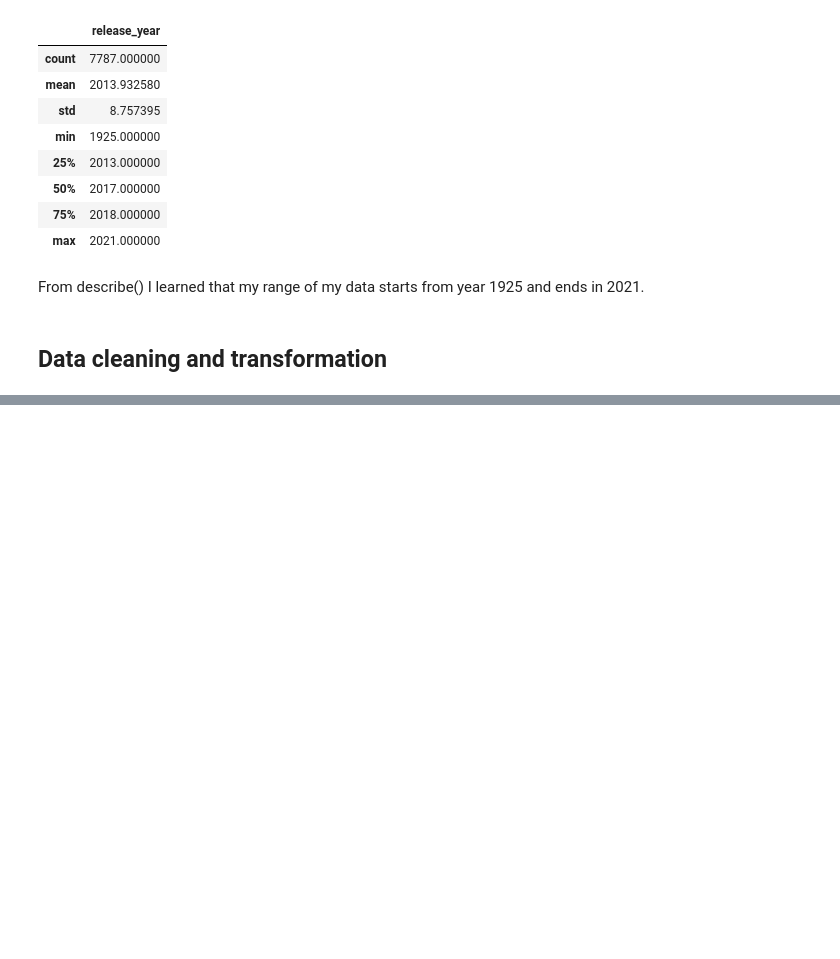
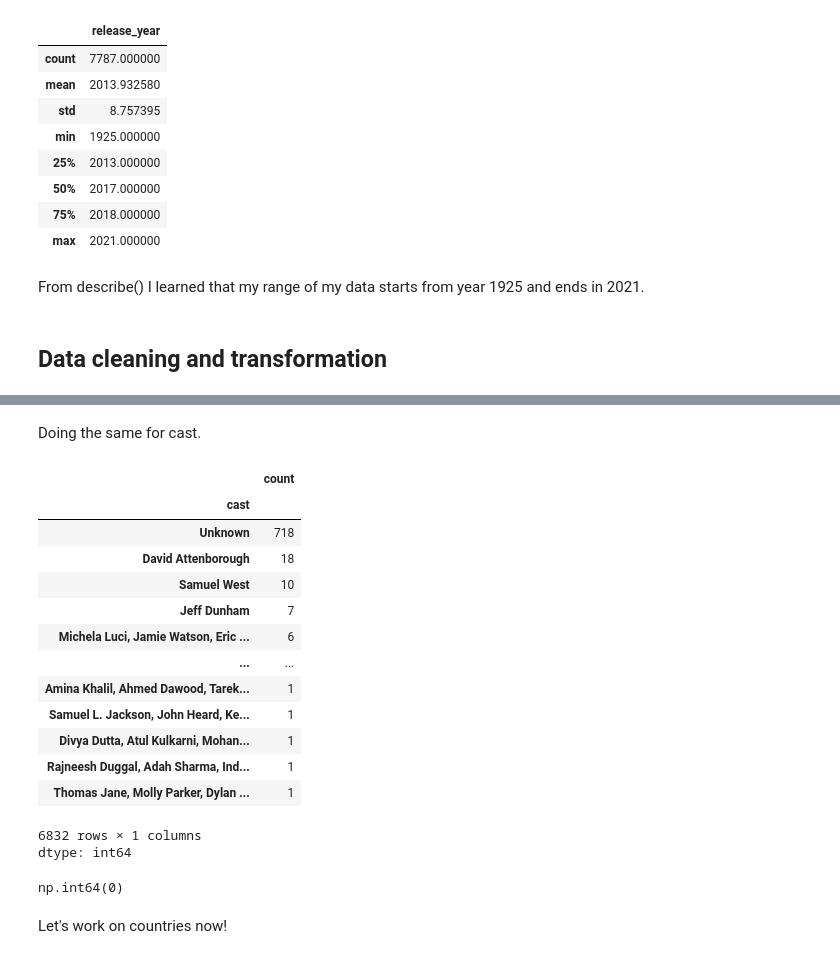
Before and after one commit to Yashtiii/Netflix-Content-Strategy, a Jupyter notebook: Netflix's_content_strategy.ipynb, the cells around one changed output, grey strips where cells are left out. Drawn from its saved outputs; the diff is of its cells as text; code cells hidden in the pictures; blank space fills up the shorter version.

```diff
--- a/Netflix's_content_strategy.ipynb
+++ b/Netflix's_content_strategy.ipynb
@@ -110,0 +170,2 @@ From describe() I learned that my range of my data starts from year 1925 and end
+# %%
+netflix_df["director"] = netflix_df["director"].fillna("Unknown")
@@ -110,0 +176,20 @@ From describe() I learned that my range of my data starts from year 1925 and end
+# %% [markdown]
+Doing the same for cast.
+# %%
+netflix_df["cast"].value_counts()
+# %% [output]
+|  | count |
+| cast |  |
+| Unknown | 718 |
+| David Attenborough | 18 |
+| Samuel West | 10 |
+| Jeff Dunham | 7 |
+| Michela Luci, Jamie Watson, Eric ... | 6 |
+| ... | ... |
+| Amina Khalil, Ahmed Dawood, Tarek... | 1 |
+| Samuel L. Jackson, John Heard, Ke... | 1 |
+| Divya Dutta, Atul Kulkarni, Mohan... | 1 |
+| Rajneesh Duggal, Adah Sharma, Ind... | 1 |
+| Thomas Jane, Molly Parker, Dylan ... | 1 |
+6832 rows × 1 columns
+dtype: int64
@@ -110,0 +198,6 @@ From describe() I learned that my range of my data starts from year 1925 and end
+# %%
+netflix_df["cast"].isna().sum()
+# %% [output]
+np.int64(0)
+# %% [markdown]
+Let's work on countries now!
```
Also changed, not shown: parts of 25 cells of this notebook.
